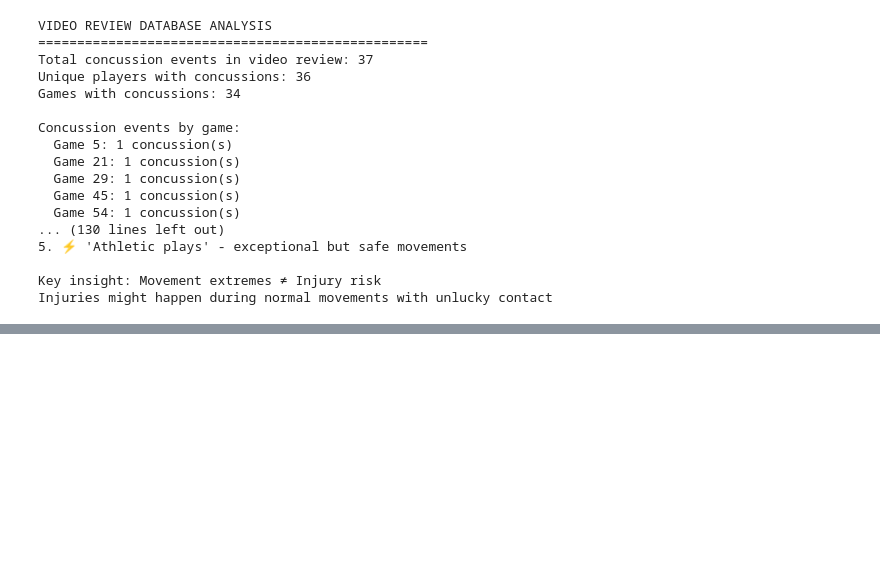
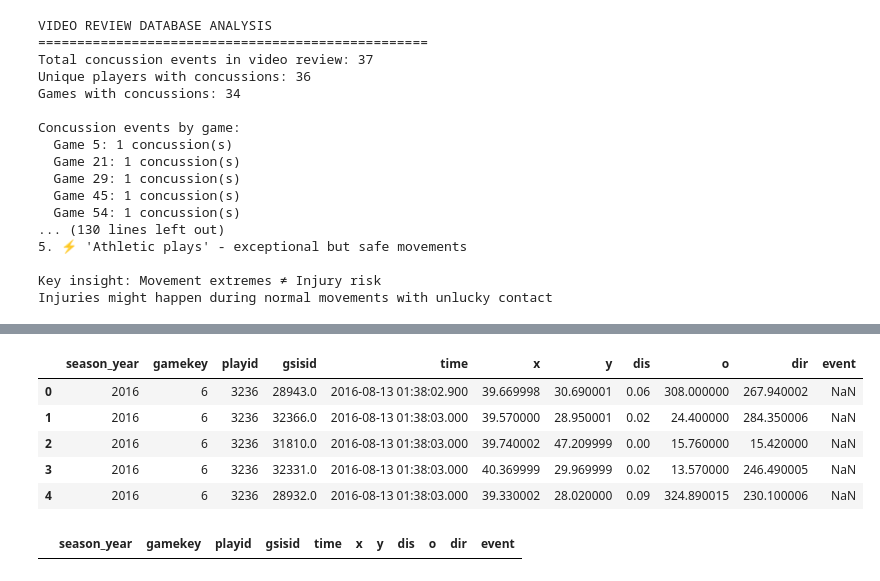
Before and after one commit to shmorhunmsds/summer_milestone_2, a Jupyter notebook: puntv6.ipynb, the cells around one changed output, grey strips where cells are left out. Saved outputs shown, nothing was run; the diff lists cells and outputs as text; code cells hidden in the pictures; blank space fills up the shorter version.

```diff
--- a/puntv6.ipynb
+++ b/puntv6.ipynb
@@ -2358,3 +2373,25 @@ Concussion events by game:
 
 Key insight: Movement extremes ≠ Injury risk
 Injuries might happen during normal movements with unlucky contact
+# %%
+def load_and_normalize(path):
+    """Load a CSV, strip and lowercase its column names."""
+    df = pd.read_csv(path)
+    df.columns = df.columns.str.strip().str.lower()
+    return df
+
+
+# NGS chunks for 2016 & 2017
+ngs_paths = [
+    'datasets/NFL-Punt-Analytics-Competition/NGS-2016-pre.csv',
+    'datasets/NFL-Punt-Analytics-Competition/NGS-2016-post.csv',
+    'datasets/NFL-Punt-Analytics-Competition/NGS-2016-reg-wk1-6.csv',
+    'datasets/NFL-Punt-Analytics-Competition/NGS-2016-reg-wk7-12.csv',
+    'datasets/NFL-Punt-Analytics-Competition/NGS-2016-reg-wk13-17.csv',
+    'datasets/NFL-Punt-Analytics-Competition/NGS-2017-pre.csv',
+    'datasets/NFL-Punt-Analytics-Competition/NGS-2017-post.csv',
+    'datasets/NFL-Punt-Analytics-Competition/NGS-2017-reg-wk1-6.csv',
+    'datasets/NFL-Punt-Analytics-Competition/NGS-2017-reg-wk7-12.csv',
+    'datasets/NFL-Punt-Analytics-Competition/NGS-2017-reg-wk13-17.csv',
+]
+df = pd.concat([load_and_normalize(p) for p in ngs_paths], ignore_index=True)
@@ -2360,0 +2409,13 @@ Injuries might happen during normal movements with unlucky contact
+# %%
+df.head()
+# %% [output]
+|  | season_year | gamekey | playid | gsisid | time | x | y | dis | o | dir | event |
+| 0 | 2016 | 6 | 3236 | 28943.0 | 2016-08-13 01:38:02.900 | 39.669998 | 30.690001 | 0.06 | 308.000000 | 267.940002 | NaN |
+| 1 | 2016 | 6 | 3236 | 32366.0 | 2016-08-13 01:38:03.000 | 39.570000 | 28.950001 | 0.02 | 24.400000 | 284.350006 | NaN |
+| 2 | 2016 | 6 | 3236 | 31810.0 | 2016-08-13 01:38:03.000 | 39.740002 | 47.209999 | 0.00 | 15.760000 | 15.420000 | NaN |
+| 3 | 2016 | 6 | 3236 | 32331.0 | 2016-08-13 01:38:03.000 | 40.369999 | 29.969999 | 0.02 | 13.570000 | 246.490005 | NaN |
+| 4 | 2016 | 6 | 3236 | 28932.0 | 2016-08-13 01:38:03.000 | 39.330002 | 28.020000 | 0.09 | 324.890015 | 230.100006 | NaN |
+# %%
+df.loc[(df['season_year'] == 2016) & (df['gamekey'] == 29) & (df['playid'] == 538) & (df['gsisid'] == 32444.0)]
+# %% [output]
+|  | season_year | gamekey | playid | gsisid | time | x | y | dis | o | dir | event |
```
Also changed, not shown: parts of 13 cells of this notebook, 2 other files.
